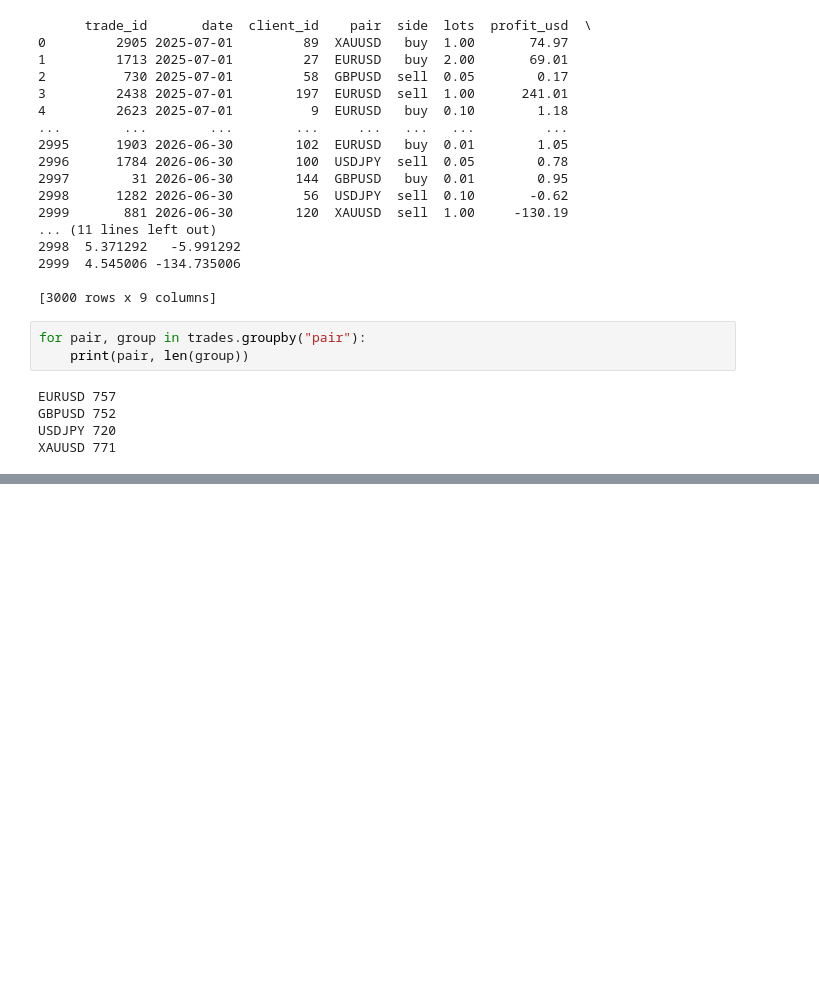
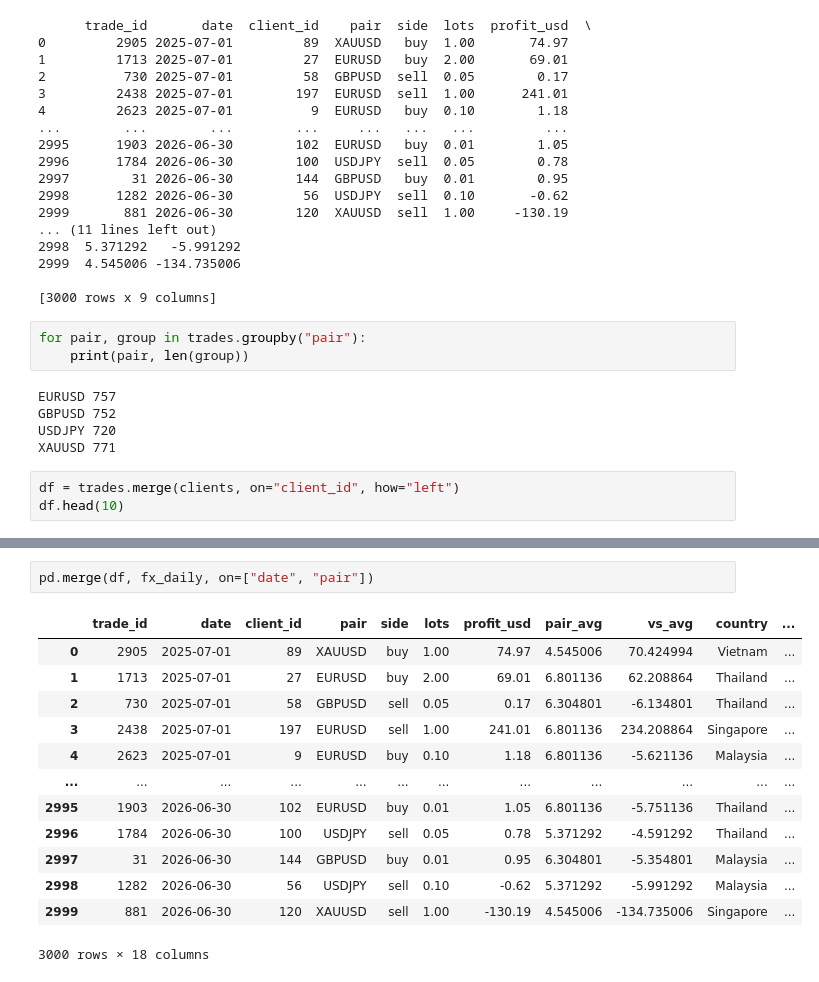
Before and after one commit to popupwhatup/fx-desk-analytics, a Jupyter notebook: analysis.ipynb, the cells around one changed output, grey strips where cells are left out. Saved outputs shown, nothing was run; the diff lists cells and outputs as text; blank space fills up the shorter version.

Commit message:
Add part 4: merging tables and cross-tabulation

```diff
--- a/analysis.ipynb
+++ b/analysis.ipynb
@@ -150,3 +150,6 @@ EURUSD 757
 GBPUSD 752
 USDJPY 720
 XAUUSD 771
+# %%
+df = trades.merge(clients, on="client_id", how="left")
+df.head(10)
@@ -152,0 +221,16 @@ XAUUSD 771
+# %%
+pd.merge(df, fx_daily, on=["date", "pair"])
+# %% [output]
+|  | trade_id | date | client_id | pair | side | lots | profit_usd | pair_avg | vs_avg | country | ... |
+| 0 | 2905 | 2025-07-01 | 89 | XAUUSD | buy | 1.00 | 74.97 | 4.545006 | 70.424994 | Vietnam | ... |
+| 1 | 1713 | 2025-07-01 | 27 | EURUSD | buy | 2.00 | 69.01 | 6.801136 | 62.208864 | Thailand | ... |
+| 2 | 730 | 2025-07-01 | 58 | GBPUSD | sell | 0.05 | 0.17 | 6.304801 | -6.134801 | Thailand | ... |
+| 3 | 2438 | 2025-07-01 | 197 | EURUSD | sell | 1.00 | 241.01 | 6.801136 | 234.208864 | Singapore | ... |
+| 4 | 2623 | 2025-07-01 | 9 | EURUSD | buy | 0.10 | 1.18 | 6.801136 | -5.621136 | Malaysia | ... |
+| ... | ... | ... | ... | ... | ... | ... | ... | ... | ... | ... | ... |
+| 2995 | 1903 | 2026-06-30 | 102 | EURUSD | buy | 0.01 | 1.05 | 6.801136 | -5.751136 | Thailand | ... |
+| 2996 | 1784 | 2026-06-30 | 100 | USDJPY | sell | 0.05 | 0.78 | 5.371292 | -4.591292 | Thailand | ... |
+| 2997 | 31 | 2026-06-30 | 144 | GBPUSD | buy | 0.01 | 0.95 | 6.304801 | -5.354801 | Malaysia | ... |
+| 2998 | 1282 | 2026-06-30 | 56 | USDJPY | sell | 0.10 | -0.62 | 5.371292 | -5.991292 | Malaysia | ... |
+| 2999 | 881 | 2026-06-30 | 120 | XAUUSD | sell | 1.00 | -130.19 | 4.545006 | -134.735006 | Singapore | ... |
+3000 rows × 18 columns
```
Also changed, not shown: parts of 5 cells of this notebook.
